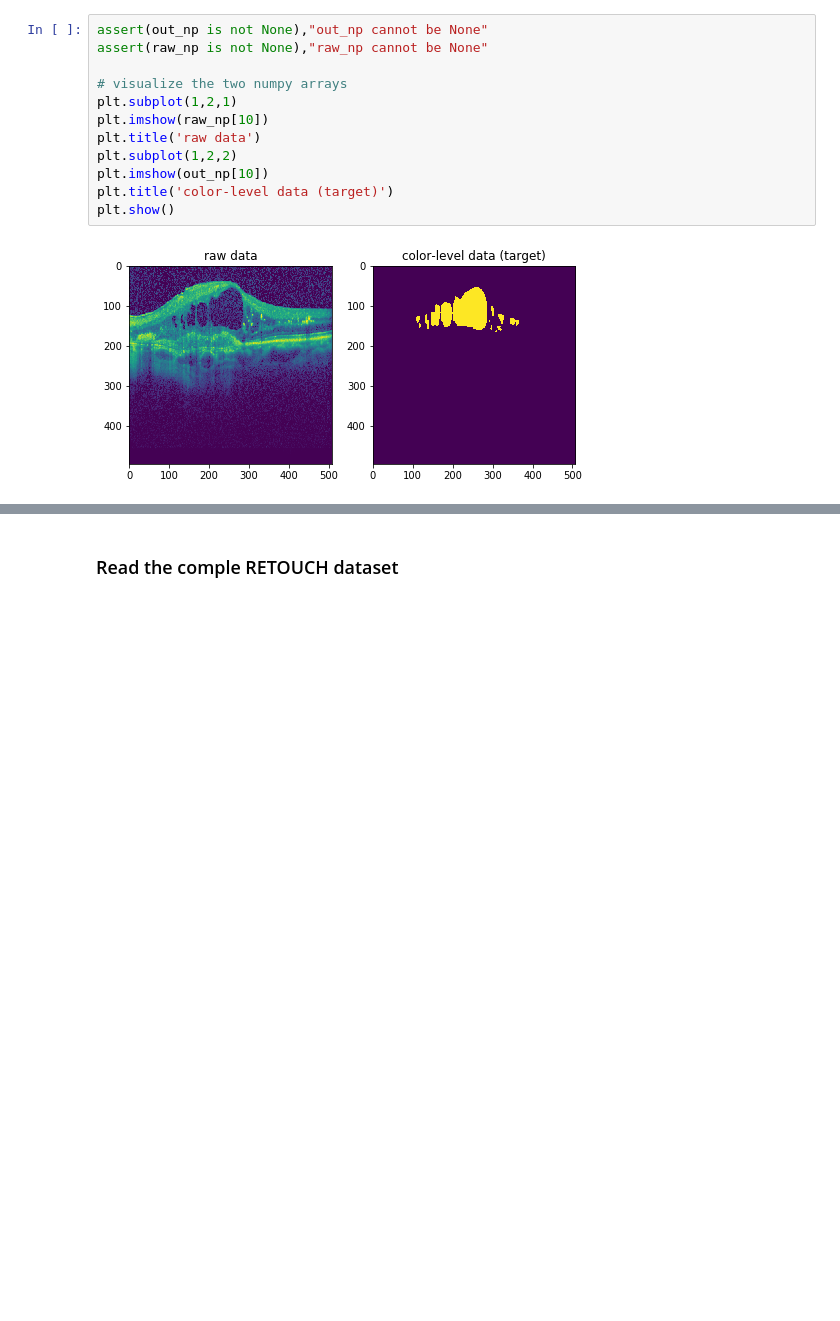
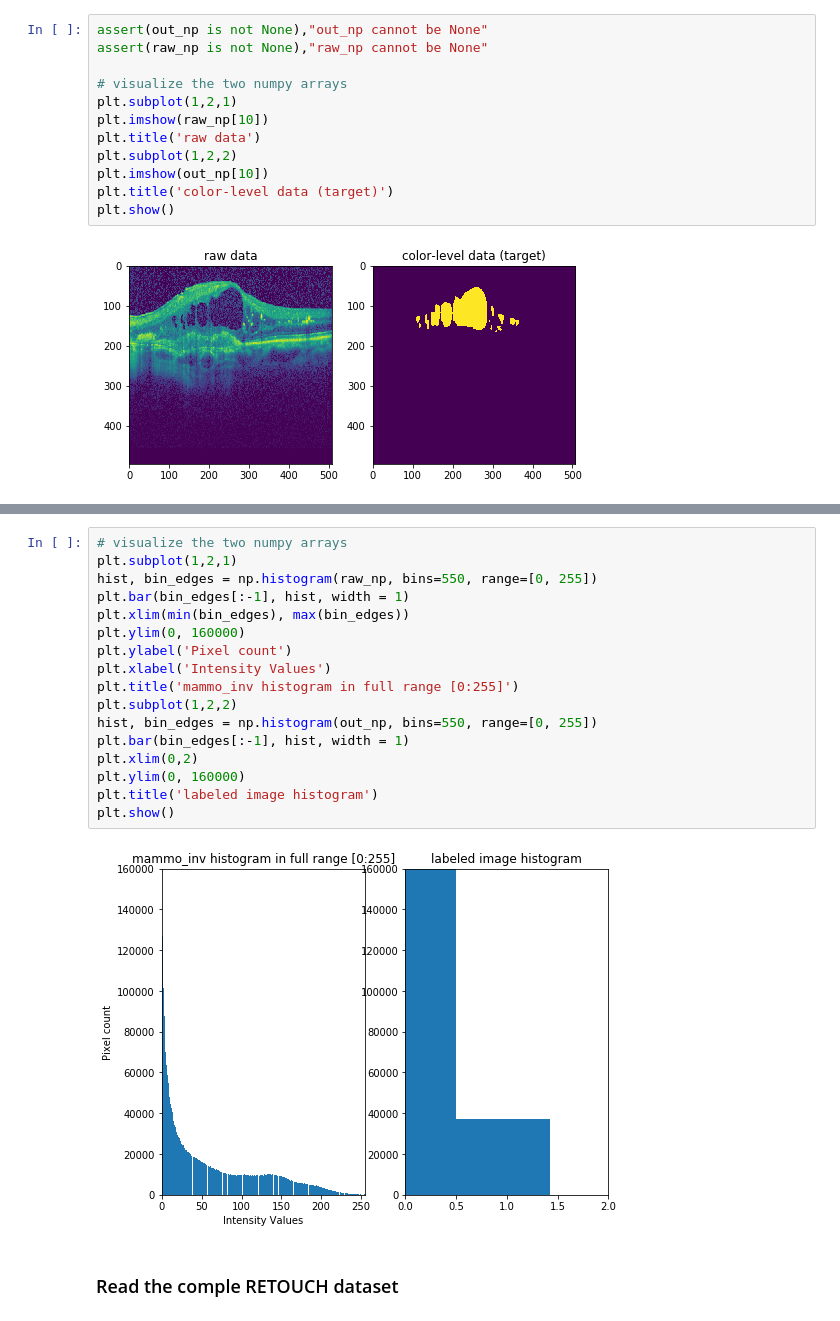
Before and after one commit to gabrielraya/intraretinal-cyst-fluid-detection, a Jupyter notebook: code/1_data_analysis.ipynb, the cells around one changed output, grey strips where cells are left out. Drawn from its saved outputs; the diff is of its cells as text; blank space fills up the shorter version.

```diff
--- a/code/1_data_analysis.ipynb
+++ b/code/1_data_analysis.ipynb
@@ -178,3 +283,22 @@ plt.show()
+# %%
+# visualize the two numpy arrays
+plt.subplot(1,2,1)
+hist, bin_edges = np.histogram(raw_np, bins=550, range=[0, 255])
+plt.bar(bin_edges[:-1], hist, width = 1)
+plt.xlim(min(bin_edges), max(bin_edges))
+plt.ylim(0, 160000)
+plt.ylabel('Pixel count')
+plt.xlabel('Intensity Values')
+plt.title('mammo_inv histogram in full range [0:255]')
+plt.subplot(1,2,2)
+hist, bin_edges = np.histogram(out_np, bins=550, range=[0, 255])
+plt.bar(bin_edges[:-1], hist, width = 1)
+plt.xlim(0,2)
+plt.ylim(0, 160000)
+plt.title('labeled image histogram')
+plt.show()
+# %% [output]
+[figure, added]
 # %% [markdown]
 ### Read the comple RETOUCH dataset
 # %%
```
Also changed, not shown: parts of 21 cells of this notebook.
